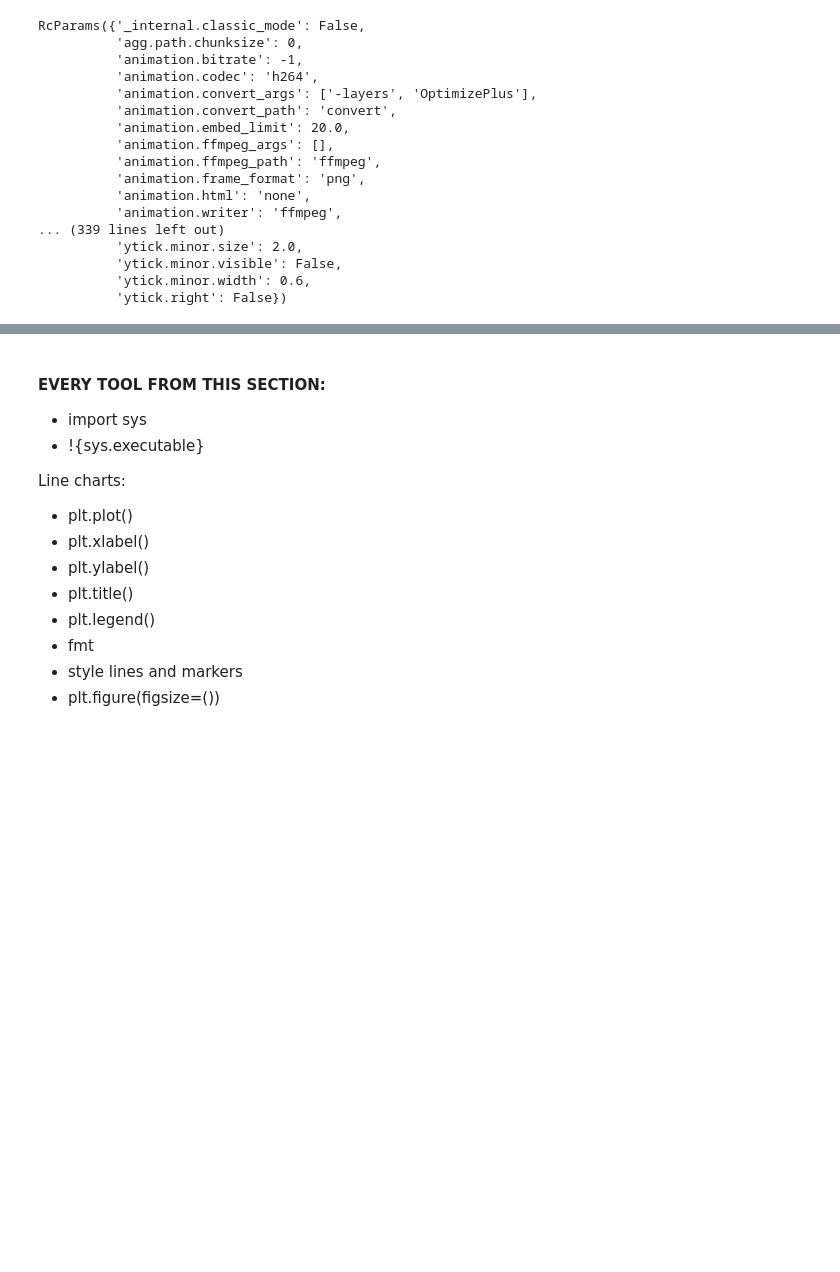
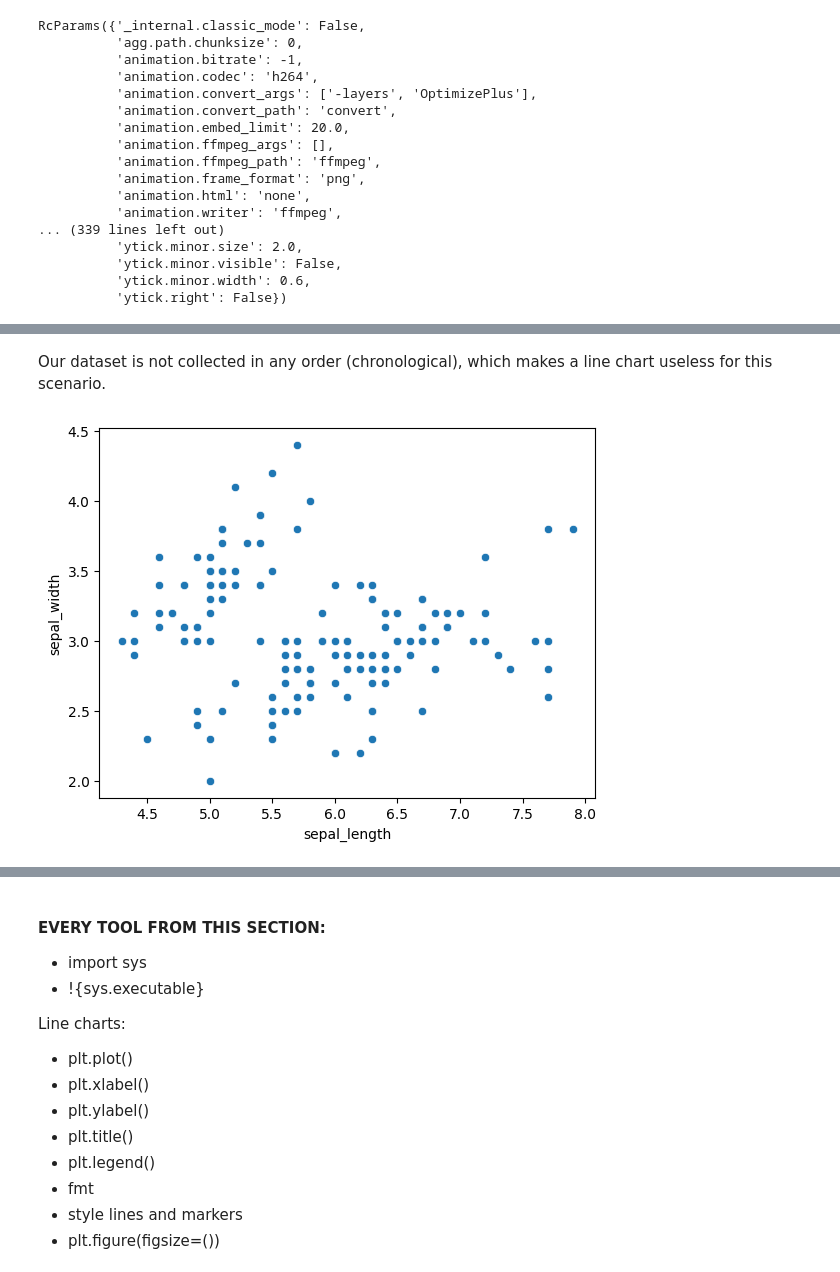
Before and after one commit to veronicasb/data_analysis, a Jupyter notebook: lesson5_visualization.ipynb, the cells around one changed output, grey strips where cells are left out. Drawn from its saved outputs; the diff is of its cells as text; code cells hidden in the pictures; blank space fills up the shorter version.

```diff
--- a/lesson5_visualization.ipynb
+++ b/lesson5_visualization.ipynb
@@ -221,0 +252,6 @@ RcParams({'_internal.classic_mode': False,
+# %% [markdown]
+Our dataset is not collected in any order (chronological), which makes a line chart useless for this scenario.
+# %%
+sns.scatterplot(x=flowers_df.sepal_length, y=flowers_df.sepal_width);
+# %% [output]
+[figure, added]
```
Also changed, not shown: parts of 13 cells of this notebook.
